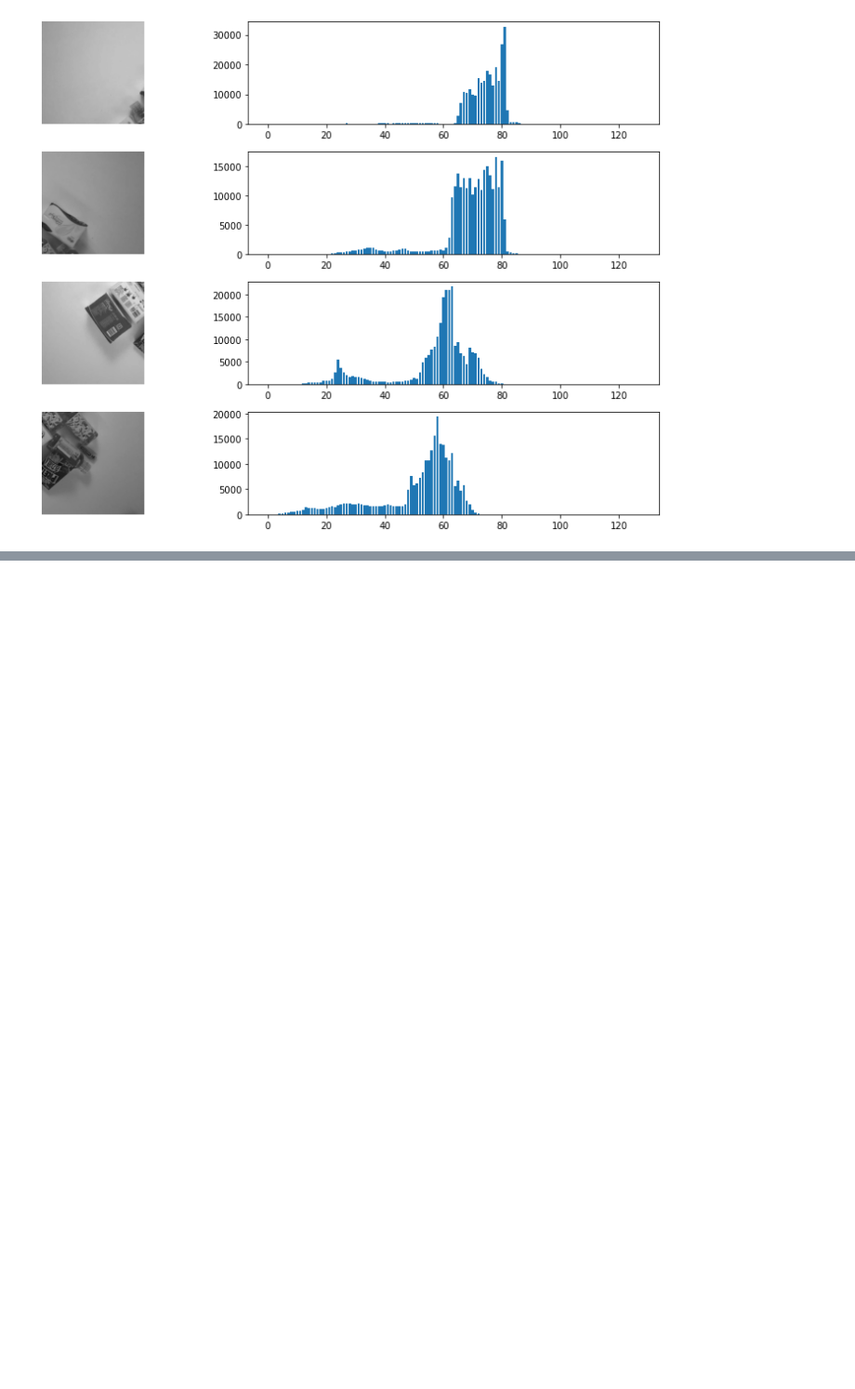
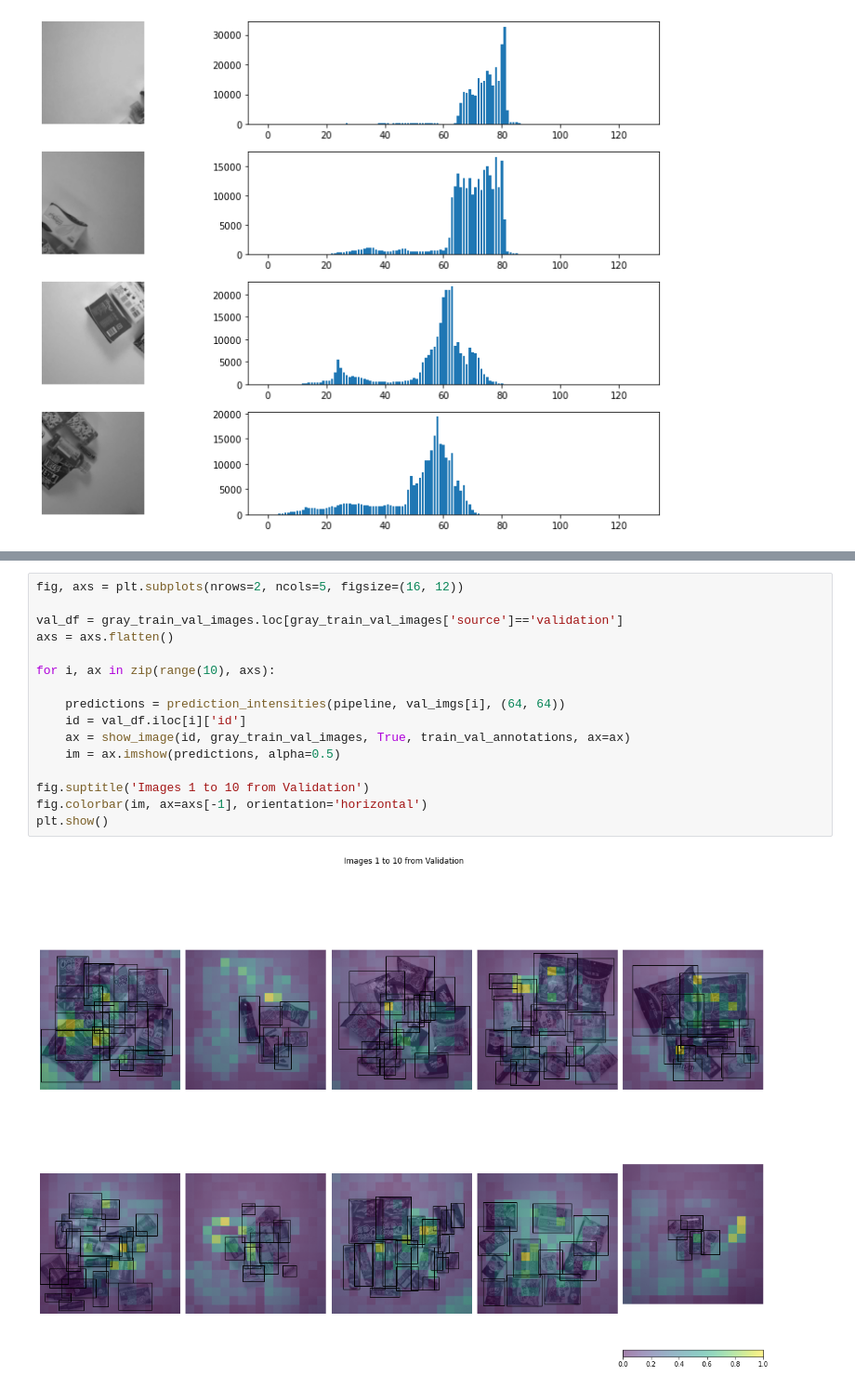
Before and after one commit to LuizGG/bounding-box-estimator, a Jupyter notebook: 03_algorithm.ipynb, the cells around one changed output, grey strips where cells are left out. Shown at 93% size. Drawn from its saved outputs; the diff is of its cells as text; blank space fills up the shorter version.

```diff
--- a/03_algorithm.ipynb
+++ b/03_algorithm.ipynb
@@ -150,0 +267,18 @@ Now we have to wrap everything up. Read all our images, take the *n* patches of
+# %%
+fig, axs = plt.subplots(nrows=2, ncols=5, figsize=(16, 12))
+
+val_df = gray_train_val_images.loc[gray_train_val_images['source']=='validation']
+axs = axs.flatten()
+
+for i, ax in zip(range(10), axs):
+
+    predictions = prediction_intensities(pipeline, val_imgs[i], (64, 64))
+    id = val_df.iloc[i]['id']
+    ax = show_image(id, gray_train_val_images, True, train_val_annotations, ax=ax)
+    im = ax.imshow(predictions, alpha=0.5)
+
+fig.suptitle('Images 1 to 10 from Validation')
+fig.colorbar(im, ax=axs[-1], orientation='horizontal')
+plt.show()
+# %% [output]
+[figure, added]
```
Also changed, not shown: parts of 29 cells of this notebook, 3 other files.
